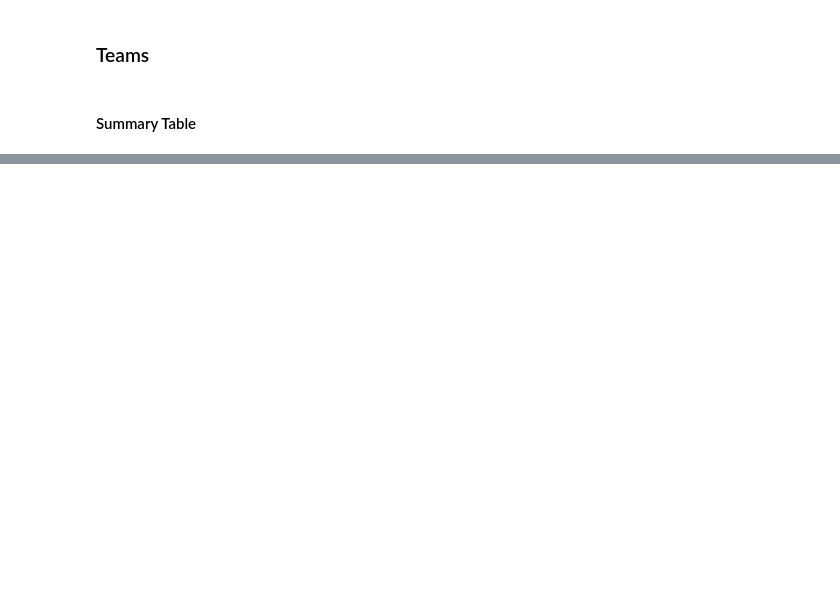
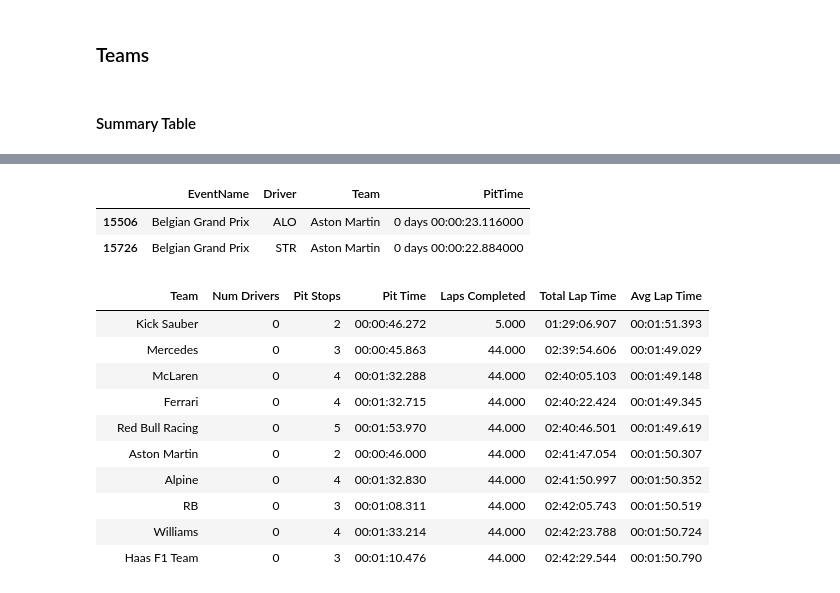
Before and after one commit to MyNameIsCalvinDavis/Data-Science, a Jupyter notebook: F1/F1.ipynb, the cells around one changed output, grey strips where cells are left out. Saved outputs shown, nothing was run; the diff lists cells and outputs as text; code cells hidden in the pictures; blank space fills up the shorter version.

```diff
--- a/F1/F1.ipynb
+++ b/F1/F1.ipynb
@@ -1172,3 +1179,9 @@ drivers_summary
 ### Teams
 # %% [markdown]
 #### Summary Table
+# %%
+pit_stops_c = pit_stops.copy()
+# Get team info on pit_stops
+pit_stops_c = pd.merge(left=pit_stops_c, right=laps_raw, left_on=["EventName", "Driver"], right_on=["EventName", "Driver"])[["EventName", "Driver", "Team", "PitStops"]]
+
+pit_stops_c.drop_duplicates()
@@ -1174,0 +1202,67 @@ drivers_summary
+# %%
+pit_times_c = pit_times.copy()
+# Get team info on pit_times
+pit_times_c = pd.merge(left=pit_times_c, right=laps_raw, left_on=["EventName", "Driver"], right_on=["EventName", "Driver"]) \
+    [["EventName", "Driver", "Team", "PitTime"]].drop_duplicates()
+pit_times_c[pit_times_c["Team"] == "Aston Martin"][pit_times_c["EventName"] == race]
+# %% [output]
+|  | EventName | Driver | Team | PitTime |
+| 15506 | Belgian Grand Prix | ALO | Aston Martin | 0 days 00:00:23.116000 |
+| 15726 | Belgian Grand Prix | STR | Aston Martin | 0 days 00:00:22.884000 |
+# %%
+teams_summary = pd.DataFrame()
+
+laps = laps_raw[laps_raw["EventName"] == race]
+for team in laps["Team"].unique():
+    laps_c = laps[laps["Team"] == team]
+
+    pit_stops_c = pit_stops.copy()
+    # Get team info on pit_stops
+    pit_stops_c = pd.merge(left=pit_stops_c, right=laps_raw, left_on=["EventName", "Driver"], right_on=["EventName", "Driver"]) \
+        [["EventName", "Driver", "Team", "PitStops"]].drop_duplicates()
+
+    pit_times_c = pit_times.copy()
+    # Get team info on pit_times
+    pit_times_c = pd.merge(left=pit_times_c, right=laps_raw, left_on=["EventName", "Driver"], right_on=["EventName", "Driver"]) \
+        [["EventName", "Driver", "Team", "PitTime"]].drop_duplicates()
+
+    pit_stops_c = pit_stops_c[(pit_stops_c["Team"] == team) & (pit_stops_c["EventName"] == race)]
+    pit_times_c = pit_times_c[(pit_times_c["Team"] == team) & (pit_times_c["EventName"] == race)]
+
+    # Total Lap Time
+    lapsg = laps_c.groupby("EventName").sum()
+    lapsg["LapTime"] = datetime.timedelta(seconds=lapsg["Sec"].iloc[0])
+    lapsg = lapsg[["LapTime"]]
+
+    # Avg Lap Time
+    lapsgg = laps_c.groupby("EventName").mean()
+    lapsgg["LapTime"] = datetime.timedelta(seconds=lapsgg["Sec"].iloc[0])
+    lapsgg = lapsgg[["LapTime"]]
+
+    d_team = {
+        "Team": team,
+        "Num Drivers": [0],
+        "Pit Stops":[pit_stops_c[["PitStops"]].sum().iloc[0]],
+        "Pit Time":[pit_times_c["PitTime"].sum()],
+        "Laps Completed":[laps_c.groupby(["EventName", "Team"]).last().reset_index()["LapNumber"].sum()],
+        "Total Lap Time":[lapsg.to_string(header=False, index=False)[7:-3]],
+        "Avg Lap Time":[lapsgg.to_string(header=False, index=False)[7:-3]],
+    }
+    df_team = pd.DataFrame(d_team).T
+    df_team.columns = [""]
+    teams_summary = pd.concat([teams_summary, df_team.T], axis=0)
+teams_summary["Pit Time"] = convert_days_format_to_datetime(teams_summary["Pit Time"].astype(str), False)
+teams_summary["Pit Time"] = teams_summary["Pit Time"].str[:-3]
+teams_summary.sort_values("Total Lap Time")
+# %% [output]
+|  | Team | Num Drivers | Pit Stops | Pit Time | Laps Completed | Total Lap Time | Avg Lap Time |
+|  | Kick Sauber | 0 | 2 | 00:00:46.272 | 5.000 | 01:29:06.907 | 00:01:51.393 |
+|  | Mercedes | 0 | 3 | 00:00:45.863 | 44.000 | 02:39:54.606 | 00:01:49.029 |
+|  | McLaren | 0 | 4 | 00:01:32.288 | 44.000 | 02:40:05.103 | 00:01:49.148 |
+|  | Ferrari | 0 | 4 | 00:01:32.715 | 44.000 | 02:40:22.424 | 00:01:49.345 |
+|  | Red Bull Racing | 0 | 5 | 00:01:53.970 | 44.000 | 02:40:46.501 | 00:01:49.619 |
+|  | Aston Martin | 0 | 2 | 00:00:46.000 | 44.000 | 02:41:47.054 | 00:01:50.307 |
+|  | Alpine | 0 | 4 | 00:01:32.830 | 44.000 | 02:41:50.997 | 00:01:50.352 |
+|  | RB | 0 | 3 | 00:01:08.311 | 44.000 | 02:42:05.743 | 00:01:50.519 |
+|  | Williams | 0 | 4 | 00:01:33.214 | 44.000 | 02:42:23.788 | 00:01:50.724 |
+|  | Haas F1 Team | 0 | 3 | 00:01:10.476 | 44.000 | 02:42:29.544 | 00:01:50.790 |
```
Also changed, not shown: parts of 6 cells of this notebook.
